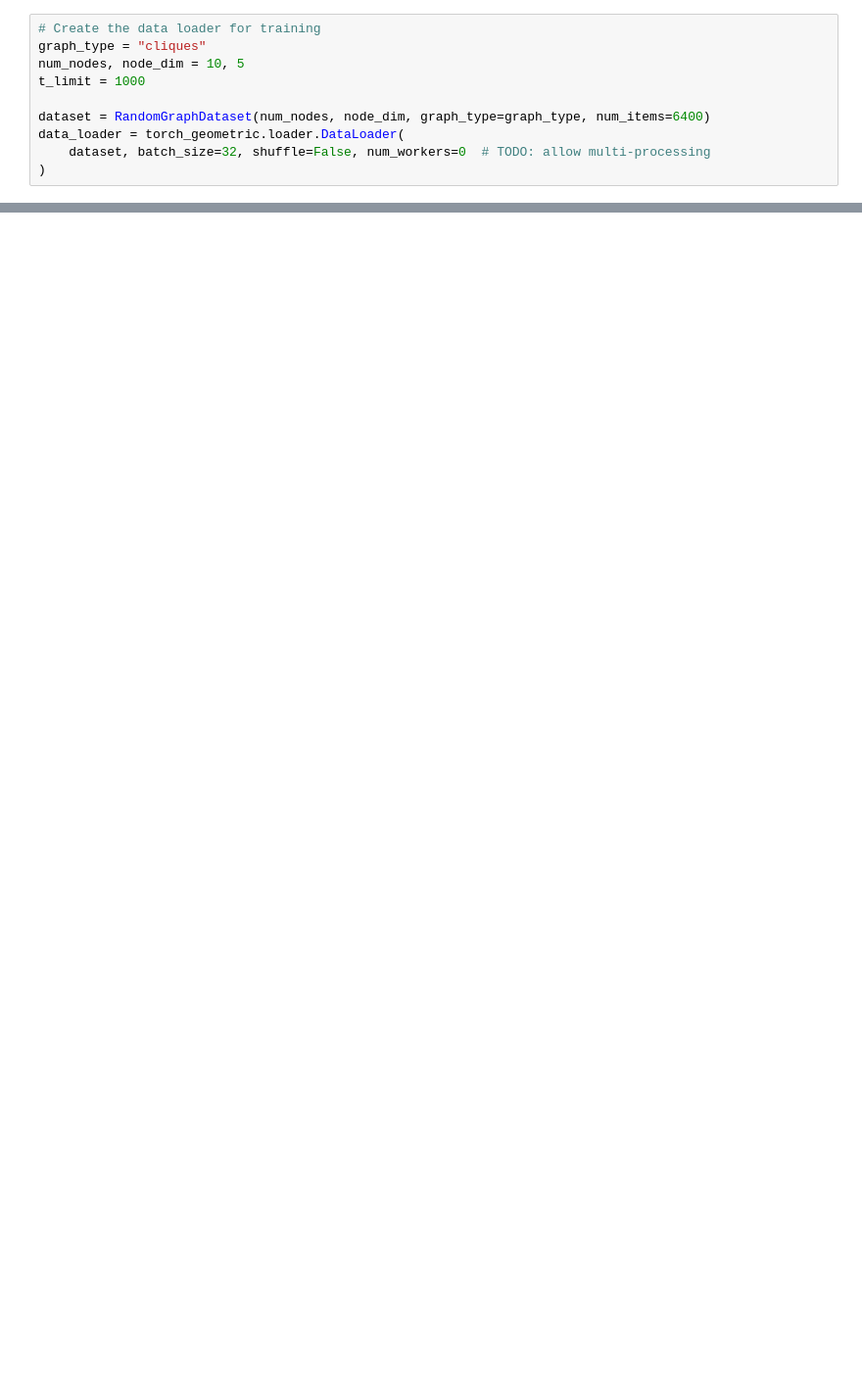
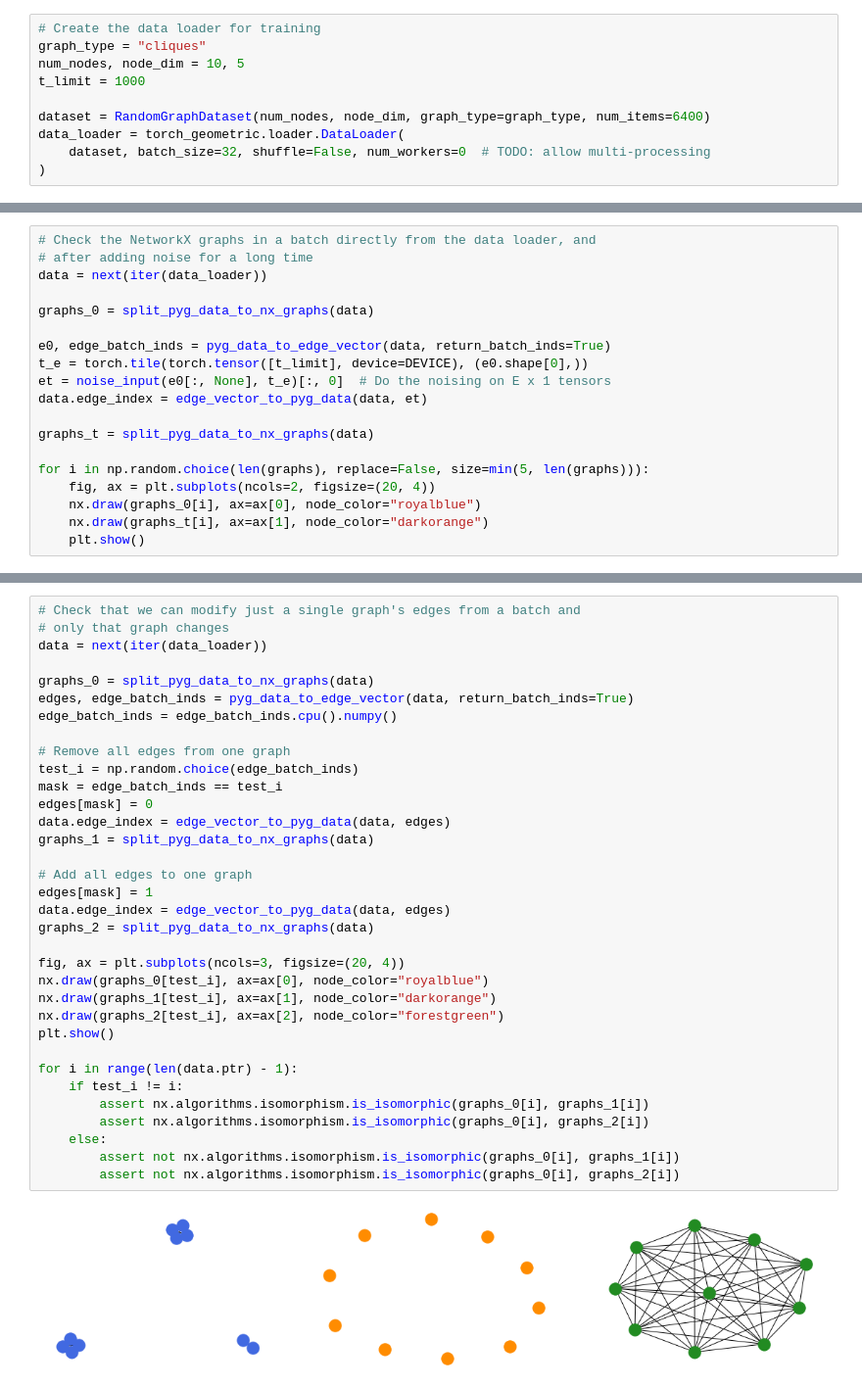
Before and after one commit to Genentech/GraphGUIDE, a Jupyter notebook: discrete_diffusion_graph.ipynb, the cells around one changed output, grey strips where cells are left out. Shown at 98% size. Drawn from its saved outputs; the diff is of its cells as text; blank space fills up the shorter version.

Commit message:
Include some unit tests for utility functions and network behavior

```diff
--- a/discrete_diffusion_graph.ipynb
+++ b/discrete_diffusion_graph.ipynb
@@ -603,0 +671,19 @@ for i, (a, b) in tqdm.notebook.tqdm(enumerate(all_edge_indices), total=len(all_e
+# %%
+# Check the NetworkX graphs in a batch directly from the data loader, and
+# after adding noise for a long time
+data = next(iter(data_loader))
+
+graphs_0 = split_pyg_data_to_nx_graphs(data)
+
+e0, edge_batch_inds = pyg_data_to_edge_vector(data, return_batch_inds=True)
+t_e = torch.tile(torch.tensor([t_limit], device=DEVICE), (e0.shape[0],))
+et = noise_input(e0[:, None], t_e)[:, 0]  # Do the noising on E x 1 tensors
+data.edge_index = edge_vector_to_pyg_data(data, et)
+
+graphs_t = split_pyg_data_to_nx_graphs(data)
+
+for i in np.random.choice(len(graphs), replace=False, size=min(5, len(graphs))):
+    fig, ax = plt.subplots(ncols=2, figsize=(20, 4))
+    nx.draw(graphs_0[i], ax=ax[0], node_color="royalblue")
+    nx.draw(graphs_t[i], ax=ax[1], node_color="darkorange")
+    plt.show()
@@ -603,0 +696,36 @@ for i, (a, b) in tqdm.notebook.tqdm(enumerate(all_edge_indices), total=len(all_e
+# %%
+# Check that we can modify just a single graph's edges from a batch and
+# only that graph changes
+data = next(iter(data_loader))
+
+graphs_0 = split_pyg_data_to_nx_graphs(data)
+edges, edge_batch_inds = pyg_data_to_edge_vector(data, return_batch_inds=True)
+edge_batch_inds = edge_batch_inds.cpu().numpy()
+
+# Remove all edges from one graph
+test_i = np.random.choice(edge_batch_inds)
+mask = edge_batch_inds == test_i
+edges[mask] = 0
+data.edge_index = edge_vector_to_pyg_data(data, edges)
+graphs_1 = split_pyg_data_to_nx_graphs(data)
+
+# Add all edges to one graph
+edges[mask] = 1
+data.edge_index = edge_vector_to_pyg_data(data, edges)
+graphs_2 = split_pyg_data_to_nx_graphs(data)
+
+fig, ax = plt.subplots(ncols=3, figsize=(20, 4))
+nx.draw(graphs_0[test_i], ax=ax[0], node_color="royalblue")
+nx.draw(graphs_1[test_i], ax=ax[1], node_color="darkorange")
+nx.draw(graphs_2[test_i], ax=ax[2], node_color="forestgreen")
+plt.show()
+
+for i in range(len(data.ptr) - 1):
+    if test_i != i:
+        assert nx.algorithms.isomorphism.is_isomorphic(graphs_0[i], graphs_1[i])
+        assert nx.algorithms.isomorphism.is_isomorphic(graphs_0[i], graphs_2[i])
+    else:
+        assert not nx.algorithms.isomorphism.is_isomorphic(graphs_0[i], graphs_1[i])
+        assert not nx.algorithms.isomorphism.is_isomorphic(graphs_0[i], graphs_2[i])
+# %% [output]
+[figure, added]
```
Also changed, not shown: parts of 23 cells of this notebook.
